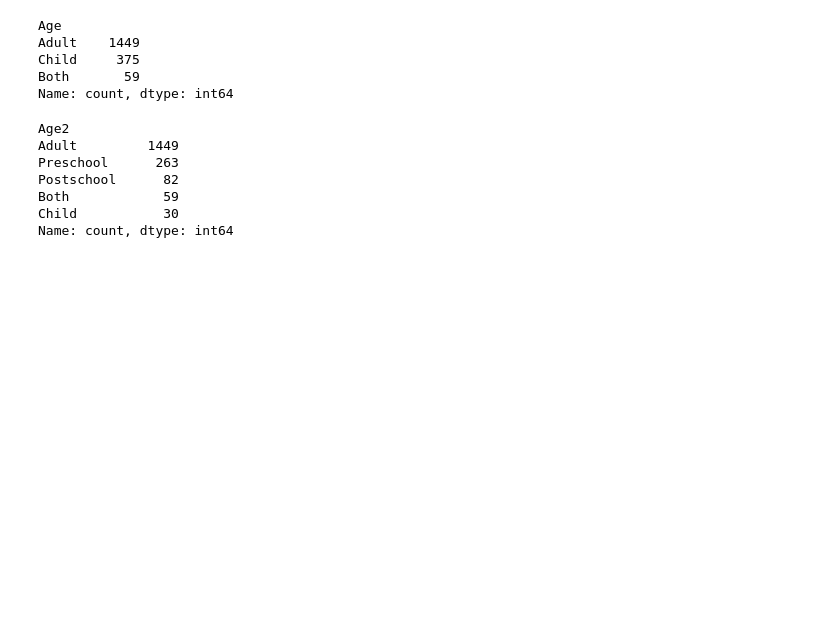
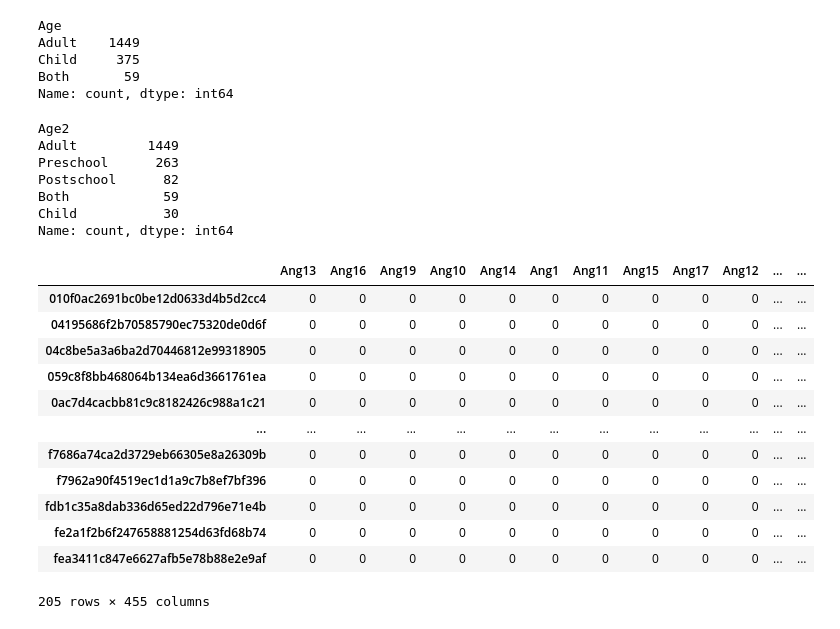
Before and after one commit to nzhang20/Causal-Discovery-on-Gut-Microbial-Data-for-Disease-Risk-Prediction, a Jupyter notebook: notebooks/birdman.ipynb, the cells around one changed output. Drawn from its saved outputs; the diff is of its cells as text; code cells hidden in the pictures; blank space fills up the shorter version.

Commit message:
save birdman on filter by 100

```diff
--- a/notebooks/birdman.ipynb
+++ b/notebooks/birdman.ipynb
@@ -140,6 +145,8 @@ ax = viz.plot_parameter_estimates(
 # %%
-fpath = "/Users/candusshi/academics/qiime2-capstone/metadata_2024Feb02.tsv"
-table = biom.load_table("/Users/candusshi/academics/qiime2-capstone/feature-table/feature-table.biom")
+# fpath = "/Users/candusshi/academics/qiime2-capstone/metadata_2024Feb02.tsv"
+fpath = "/home/cys226/private/birdman/metadata_2024Feb02.tsv"
+# table = biom.load_table("/Users/candusshi/academics/qiime2-capstone/feature-table/feature-table.biom")
+table = biom.load_table("/home/cys226/private/birdman/feature-table.biom")
 metadata = pd.read_csv(
     fpath,
     sep="\t",
@@ -211,4 +221,20 @@ features_to_keep = prevalence[prevalence >= 5].index.tolist()
 table_filt = table.filter(features_to_keep, axis="observation")
+# %%
+table.to_dataframe()
+# %% [output]
+|  | Ang13 | Ang16 | Ang19 | Ang10 | Ang14 | Ang1 | Ang11 | Ang15 | Ang17 | Ang12 | ... | ... |
+| 010f0ac2691bc0be12d0633d4b5d2cc4 | 0 | 0 | 0 | 0 | 0 | 0 | 0 | 0 | 0 | 0 | ... | ... |
+| 04195686f2b70585790ec75320de0d6f | 0 | 0 | 0 | 0 | 0 | 0 | 0 | 0 | 0 | 0 | ... | ... |
+| 04c8be5a3a6ba2d70446812e99318905 | 0 | 0 | 0 | 0 | 0 | 0 | 0 | 0 | 0 | 0 | ... | ... |
+| 059c8f8bb468064b134ea6d3661761ea | 0 | 0 | 0 | 0 | 0 | 0 | 0 | 0 | 0 | 0 | ... | ... |
+| 0ac7d4cacbb81c9c8182426c988a1c21 | 0 | 0 | 0 | 0 | 0 | 0 | 0 | 0 | 0 | 0 | ... | ... |
+| ... | ... | ... | ... | ... | ... | ... | ... | ... | ... | ... | ... | ... |
+| f7686a74ca2d3729eb66305e8a26309b | 0 | 0 | 0 | 0 | 0 | 0 | 0 | 0 | 0 | 0 | ... | ... |
+| f7962a90f4519ec1d1a9c7b8ef7bf396 | 0 | 0 | 0 | 0 | 0 | 0 | 0 | 0 | 0 | 0 | ... | ... |
+| fdb1c35a8dab336d65ed22d796e71e4b | 0 | 0 | 0 | 0 | 0 | 0 | 0 | 0 | 0 | 0 | ... | ... |
+| fe2a1f2b6f247658881254d63fd68b74 | 0 | 0 | 0 | 0 | 0 | 0 | 0 | 0 | 0 | 0 | ... | ... |
+| fea3411c847e6627afb5e78b88e2e9af | 0 | 0 | 0 | 0 | 0 | 0 | 0 | 0 | 0 | 0 | ... | ... |
+205 rows × 455 columns
 # %%
 table_filt
 # %% [output]
```
Also changed, not shown: parts of 9 cells of this notebook.
